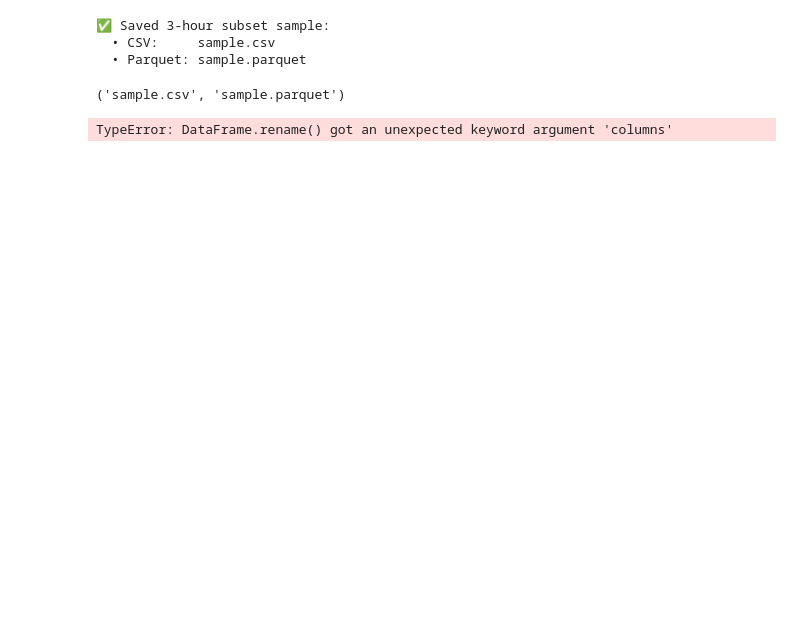
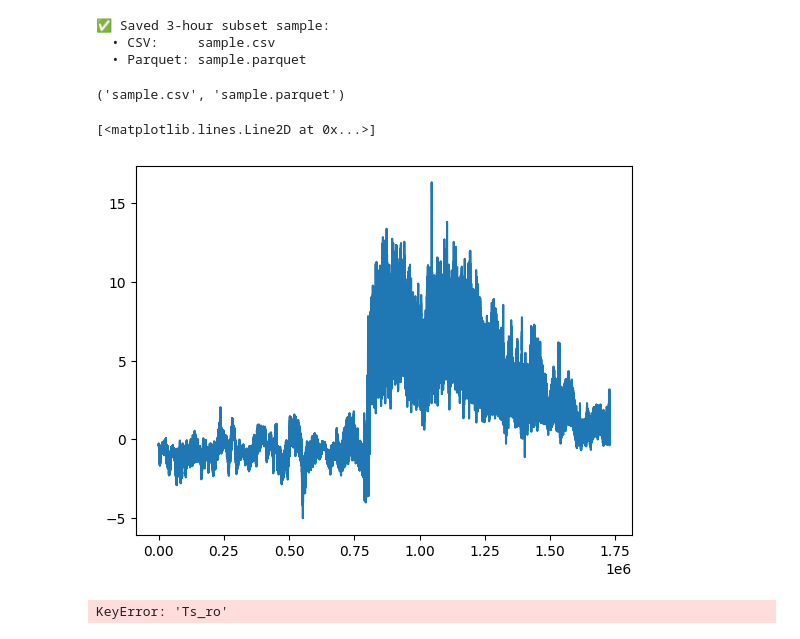
Before and after one commit to inkenbrandt/hipps-flux, a Jupyter notebook: Untitled.ipynb, the cells around one changed output. Saved outputs shown, nothing was run; the diff lists cells and outputs as text; code cells hidden in the pictures; blank space fills up the shorter version.

```diff
--- a/Untitled.ipynb
+++ b/Untitled.ipynb
@@ -358,2 +296,0 @@ df.columns
-# %%
-df = df.rename({'T_SONIC':'Ts','TA_1_1_1':'Ta','PA':'Pr','H2O_density':'pV'})
@@ -377,4 +334,16 @@ ec = ec_polars.CalcFlux()
+# %%
+plt.plot(df['Ux'].to_numpy())
+# %% [output]
+[<matplotlib.lines.Line2D at 0x...>]
+[figure, added]
 # %%
-ec.run_irga(df)
+df = pl.read_parquet("sample.parquet")
+
+fx = ec_polars_refactored.CalcFlux()
+
+# Only needed if your raw headers differ from the module’s expected names
+rename_map = {'T_SONIC':'Ts','TA_1_1_1':'TA','H2O_density':'H2O','CO2_density':'CO2'}
+series = fx.run_irga(df, rename_map=rename_map, ts_col="TIMESTAMP")
+print(series)
 # %% [output]
-TypeError: DataFrame.rename() got an unexpected keyword argument 'columns'
+KeyError: 'Ts_ro'
```
Also changed, not shown: parts of 9 cells of this notebook, 6 other files.
